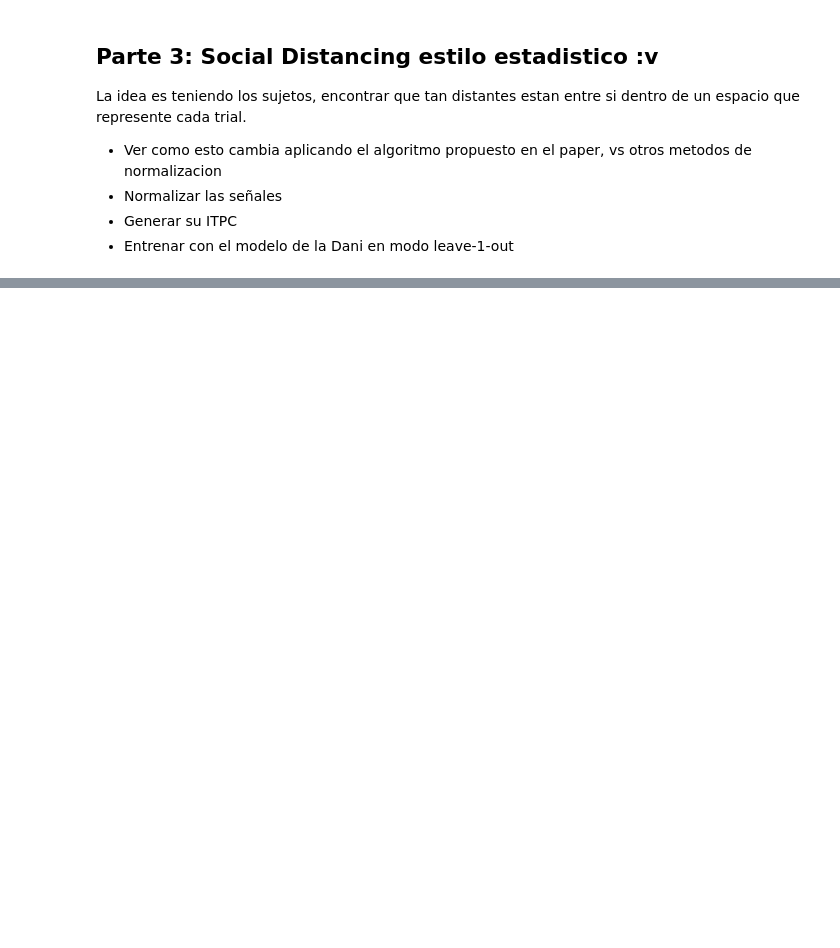
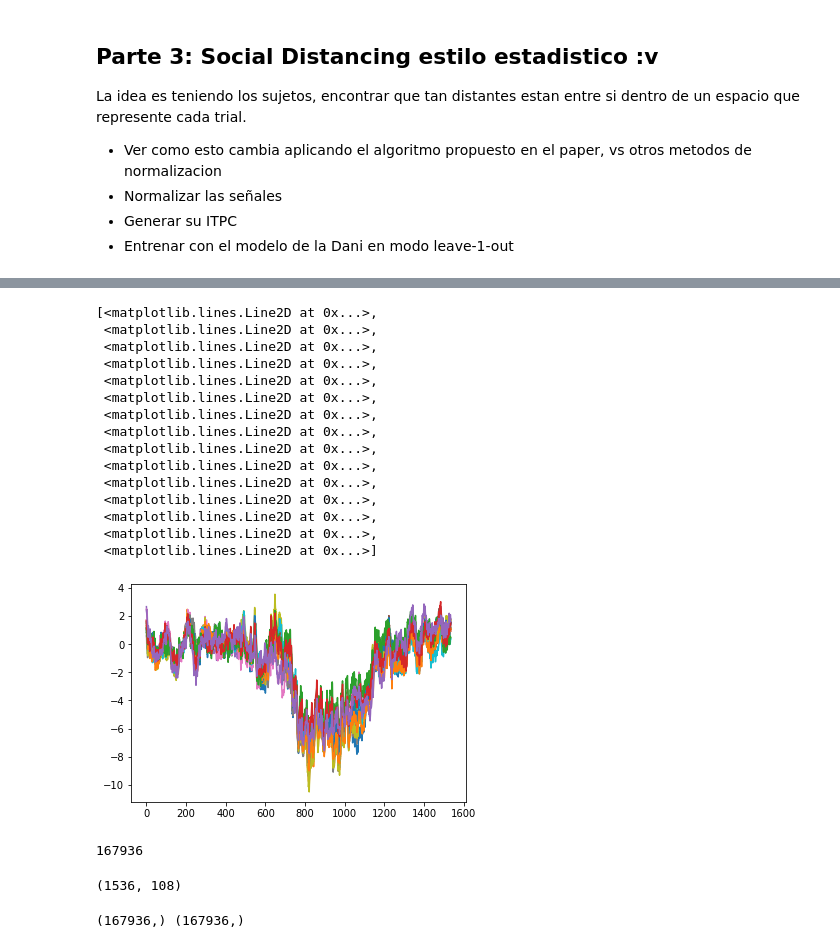
Before and after one commit to dmelladoc/modelo_intergrupo, a Jupyter notebook: revision_data.ipynb, the cells around one changed output, grey strips where cells are left out. Saved outputs shown, nothing was run; the diff lists cells and outputs as text; code cells hidden in the pictures; blank space fills up the shorter version.

```diff
--- a/revision_data.ipynb
+++ b/revision_data.ipynb
@@ -119,0 +159,27 @@ La idea es teniendo los sujetos, encontrar que tan distantes estan entre si dent
+# %%
+plt.plot(np.mean(selected, axis=-1).T)
+# %% [output]
+[<matplotlib.lines.Line2D at 0x...>,
+ <matplotlib.lines.Line2D at 0x...>,
+ <matplotlib.lines.Line2D at 0x...>,
+ <matplotlib.lines.Line2D at 0x...>,
+ <matplotlib.lines.Line2D at 0x...>,
+ <matplotlib.lines.Line2D at 0x...>,
+ <matplotlib.lines.Line2D at 0x...>,
+ <matplotlib.lines.Line2D at 0x...>,
+ <matplotlib.lines.Line2D at 0x...>,
+ <matplotlib.lines.Line2D at 0x...>,
+ <matplotlib.lines.Line2D at 0x...>,
+ <matplotlib.lines.Line2D at 0x...>,
+ <matplotlib.lines.Line2D at 0x...>,
+ <matplotlib.lines.Line2D at 0x...>,
+ <matplotlib.lines.Line2D at 0x...>]
+[figure, added]
+# %%
+n_convolution
+# %% [output]
+167936
+# %%
+selected[0,:,:].shape
+# %% [output]
+(1536, 108)
@@ -119,0 +190,4 @@ La idea es teniendo los sujetos, encontrar que tan distantes estan entre si dent
+# %%
+print(fft.shape, fftshape.shape)
+# %% [output]
+(167936,) (167936,)
```
Also changed, not shown: parts of 15 cells of this notebook, 1 other file.
